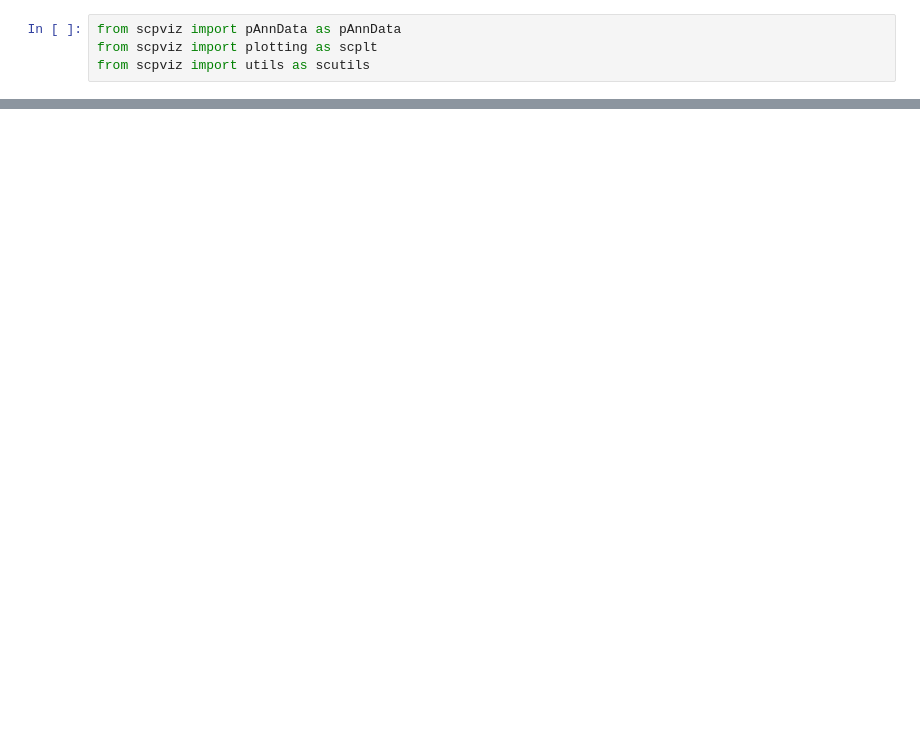
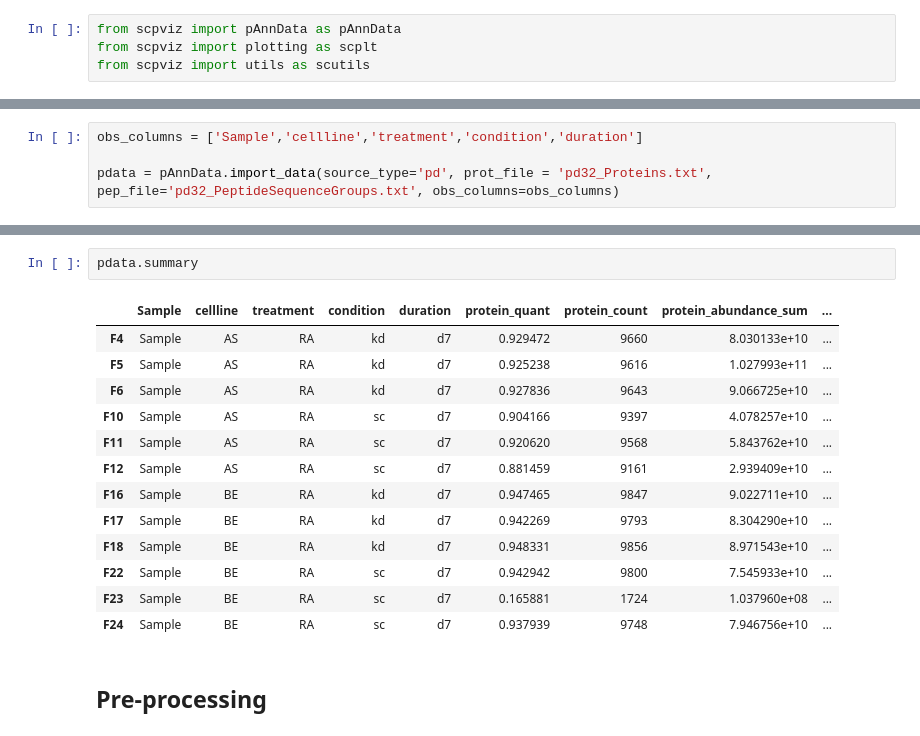
Before and after one commit to gnaprs/scviz, a Jupyter notebook: docs/tutorials/quickstart.ipynb, the cells around one changed output, grey strips where cells are left out. Cells and saved outputs as stored; diff of their text form; blank space fills up the shorter version.

```diff
--- a/docs/tutorials/quickstart.ipynb
+++ b/docs/tutorials/quickstart.ipynb
@@ -302,0 +20,4 @@ ax, pca = scplt.plot_pca(ax, pdata, classes=["ko","cellline"], return_fit=True)
+# %%
+obs_columns = ['Sample','cellline','treatment','condition','duration']
+
+pdata = pAnnData.import_data(source_type='pd', prot_file = 'pd32_Proteins.txt', pep_file='pd32_PeptideSequenceGroups.txt', obs_columns=obs_columns)
@@ -302,0 +69,18 @@ ax, pca = scplt.plot_pca(ax, pdata, classes=["ko","cellline"], return_fit=True)
+# %%
+pdata.summary
+# %% [output]
+|  | Sample | cellline | treatment | condition | duration | protein_quant | protein_count | protein_abundance_sum | ... |
+| F4 | Sample | AS | RA | kd | d7 | 0.929472 | 9660 | 8.030133e+10 | ... |
+| F5 | Sample | AS | RA | kd | d7 | 0.925238 | 9616 | 1.027993e+11 | ... |
+| F6 | Sample | AS | RA | kd | d7 | 0.927836 | 9643 | 9.066725e+10 | ... |
+| F10 | Sample | AS | RA | sc | d7 | 0.904166 | 9397 | 4.078257e+10 | ... |
+| F11 | Sample | AS | RA | sc | d7 | 0.920620 | 9568 | 5.843762e+10 | ... |
+| F12 | Sample | AS | RA | sc | d7 | 0.881459 | 9161 | 2.939409e+10 | ... |
+| F16 | Sample | BE | RA | kd | d7 | 0.947465 | 9847 | 9.022711e+10 | ... |
+| F17 | Sample | BE | RA | kd | d7 | 0.942269 | 9793 | 8.304290e+10 | ... |
+| F18 | Sample | BE | RA | kd | d7 | 0.948331 | 9856 | 8.971543e+10 | ... |
+| F22 | Sample | BE | RA | sc | d7 | 0.942942 | 9800 | 7.545933e+10 | ... |
+| F23 | Sample | BE | RA | sc | d7 | 0.165881 | 1724 | 1.037960e+08 | ... |
+| F24 | Sample | BE | RA | sc | d7 | 0.937939 | 9748 | 7.946756e+10 | ... |
+# %% [markdown]
+## Pre-processing
```
Also changed, not shown: parts of 53 cells of this notebook, 8 other files.
